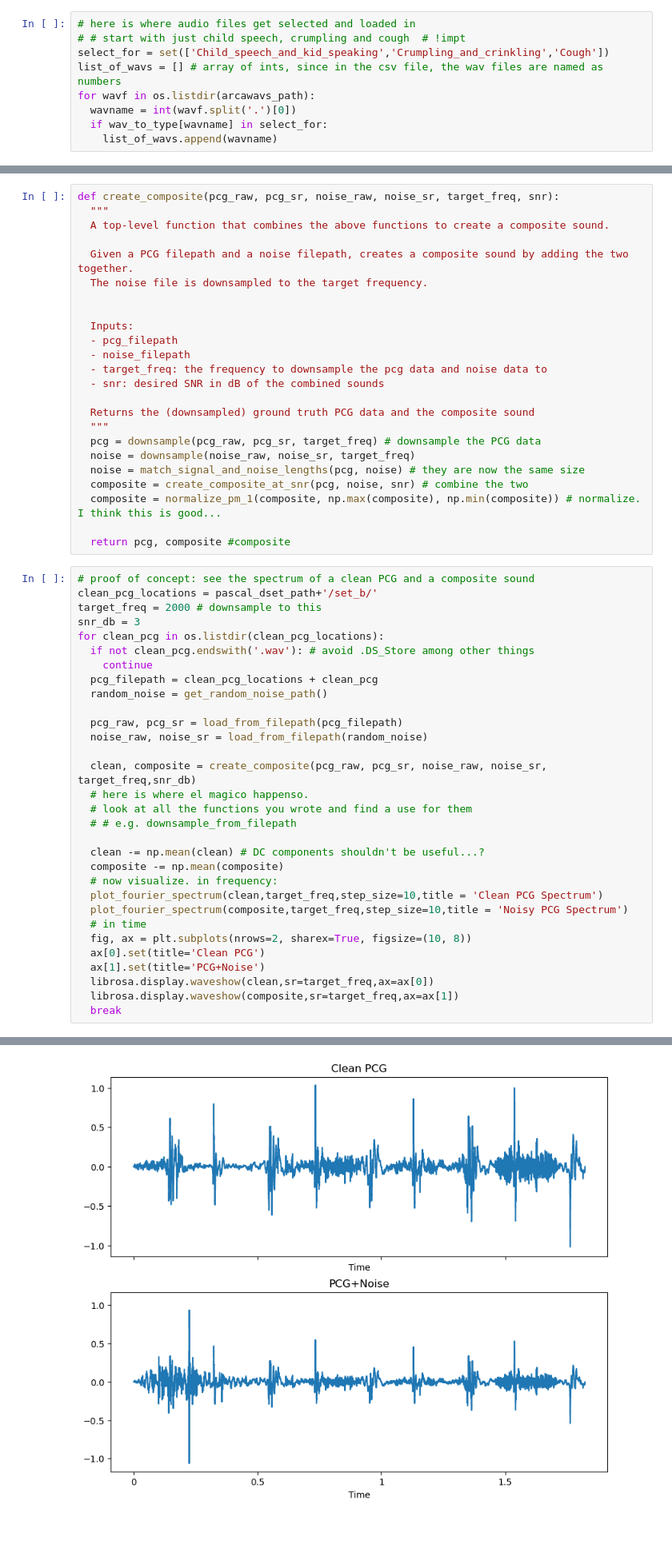
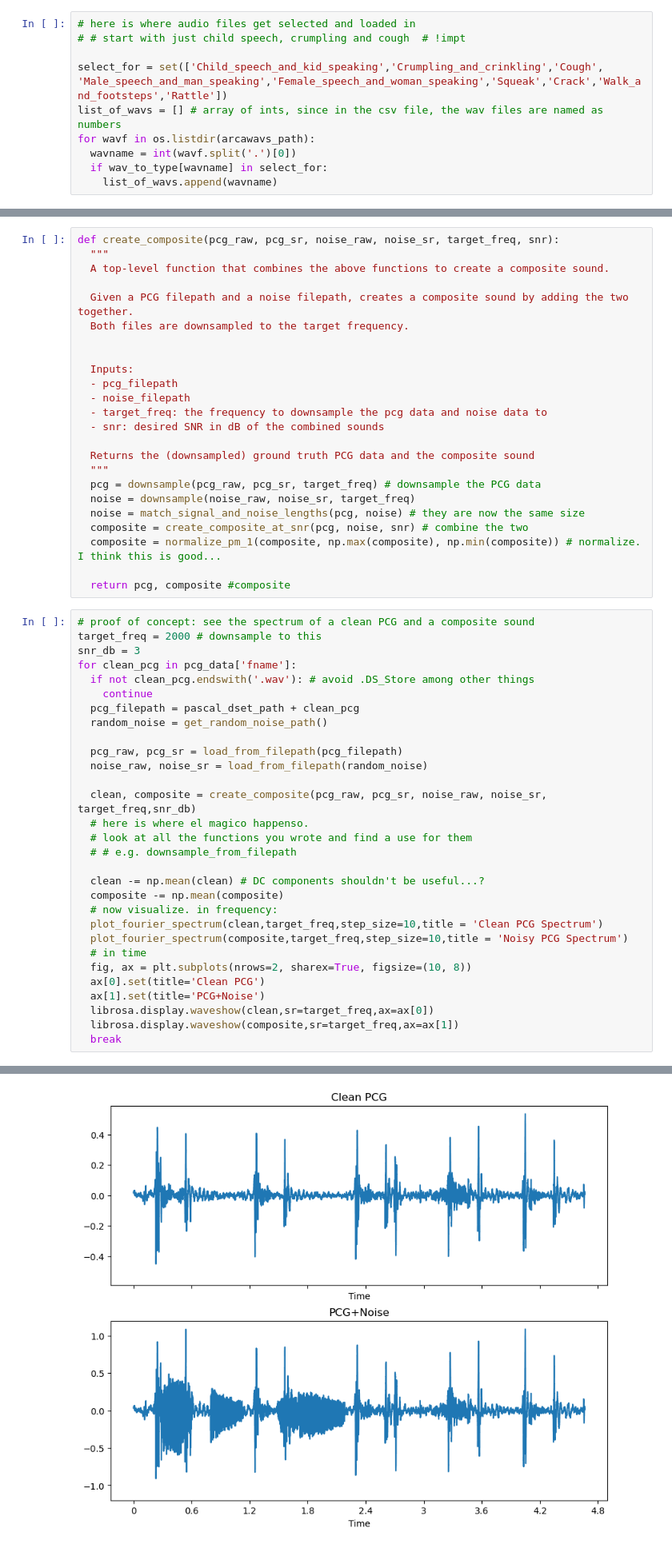
Before and after one commit to Rice-MECE-Capstone-Projects/Heart---Spring-2025, a Jupyter notebook: emmanuel-zerefa/lu-net.ipynb, the cells around one changed output, grey strips where cells are left out. Shown at 80% size. Cells and saved outputs as stored; diff of their text form.

```diff
--- a/emmanuel-zerefa/lu-net.ipynb
+++ b/emmanuel-zerefa/lu-net.ipynb
@@ -260,7 +251,8 @@ wav_to_type = dict(zip(relevant_labels['fname'],relevant_labels['label']))
 # %%
 # here is where audio files get selected and loaded in
 # # start with just child speech, crumpling and cough  # !impt
-select_for = set(['Child_speech_and_kid_speaking','Crumpling_and_crinkling','Cough'])
+
+select_for = set(['Child_speech_and_kid_speaking','Crumpling_and_crinkling','Cough', 'Male_speech_and_man_speaking','Female_speech_and_woman_speaking','Squeak','Crack','Walk_and_footsteps','Rattle'])
 list_of_wavs = [] # array of ints, since in the csv file, the wav files are named as numbers
 for wavf in os.listdir(arcawavs_path):
   wavname = int(wavf.split('.')[0])
@@ -481,7 +496,7 @@ def create_composite(pcg_raw, pcg_sr, noise_raw, noise_sr, target_freq, snr):
   A top-level function that combines the above functions to create a composite sound.
 
   Given a PCG filepath and a noise filepath, creates a composite sound by adding the two together.
-  The noise file is downsampled to the target frequency.
+  Both files are downsampled to the target frequency.
 
 
   Inputs:
@@ -501,13 +516,12 @@ def create_composite(pcg_raw, pcg_sr, noise_raw, noise_sr, target_freq, snr):
   return pcg, composite #composite
 # %%
 # proof of concept: see the spectrum of a clean PCG and a composite sound
-clean_pcg_locations = pascal_dset_path+'/set_b/'
 target_freq = 2000 # downsample to this
 snr_db = 3
-for clean_pcg in os.listdir(clean_pcg_locations):
+for clean_pcg in pcg_data['fname']:
   if not clean_pcg.endswith('.wav'): # avoid .DS_Store among other things
     continue
-  pcg_filepath = clean_pcg_locations + clean_pcg
+  pcg_filepath = pascal_dset_path + clean_pcg
   random_noise = get_random_noise_path()
 
   pcg_raw, pcg_sr = load_from_filepath(pcg_filepath)
@@ -537,4 +551,4 @@ ARCA23K file: 458375. Noise Type: Crumpling_and_crinkling
-[figure, old version]
+[figure, new version]
 # %%
 #!impt: so, there is often a huge DC component introduced. i am not sure why this is.
 # perhaps the NN will learn to discard it, which would be fine.
```
Also changed, not shown: parts of 23 cells of this notebook.
